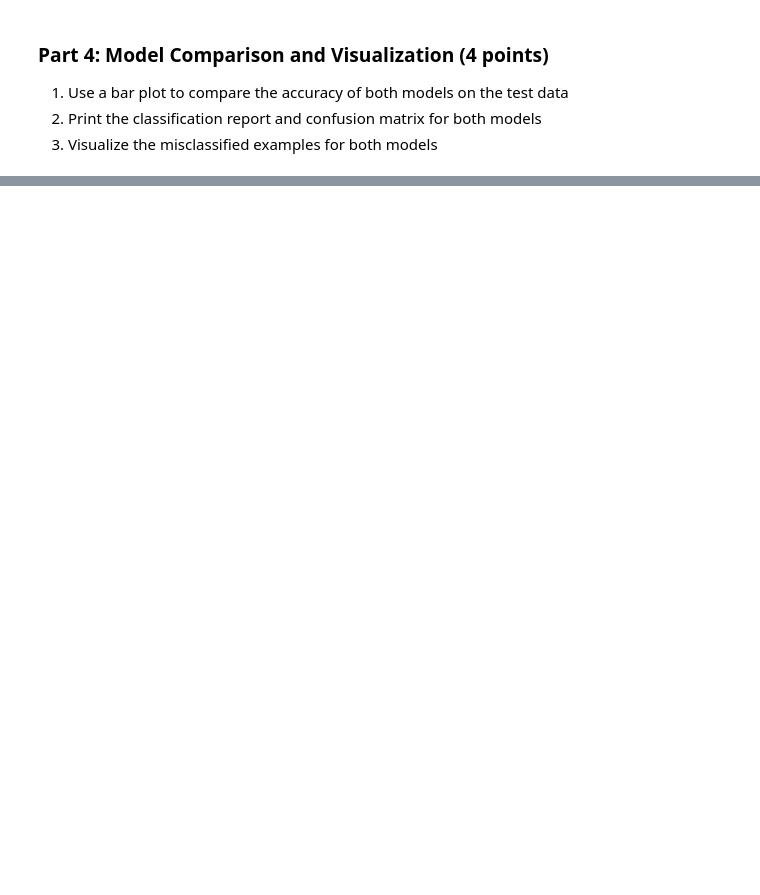
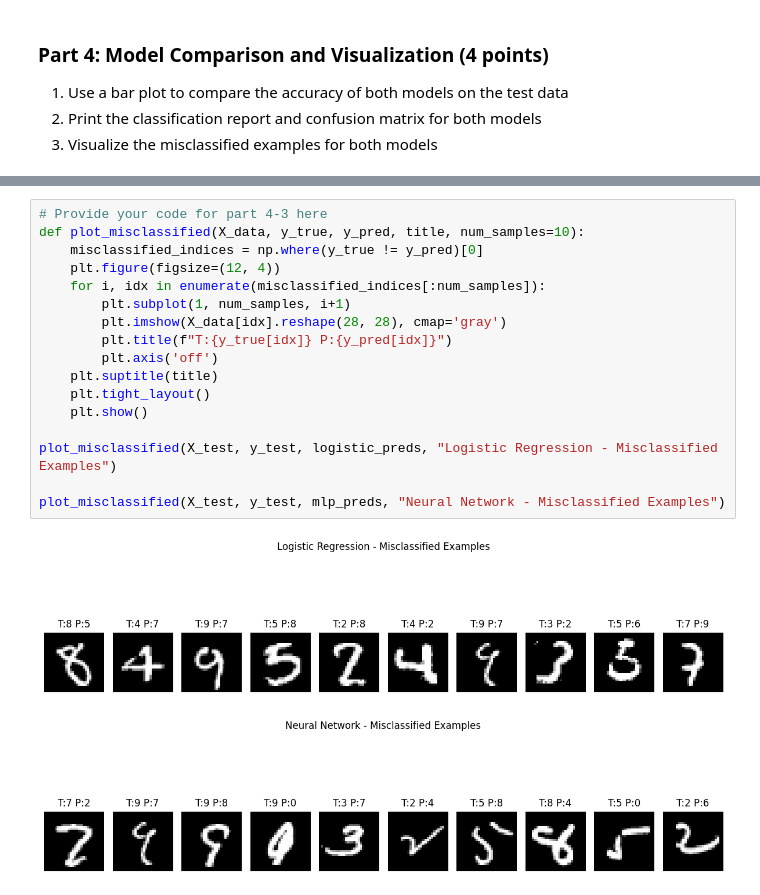
Before and after one commit to arnavkapasiuf/BME3053C-Spring-2025, a Jupyter notebook: homework/Homework_8.ipynb, the cells around one changed output, grey strips where cells are left out. Drawn from its saved outputs; the diff is of its cells as text; blank space fills up the shorter version.

```diff
--- a/homework/Homework_8.ipynb
+++ b/homework/Homework_8.ipynb
@@ -67,0 +207,20 @@ except ImportError as e:
+# %%
+# Provide your code for part 4-3 here
+def plot_misclassified(X_data, y_true, y_pred, title, num_samples=10):
+    misclassified_indices = np.where(y_true != y_pred)[0]
+    plt.figure(figsize=(12, 4))
+    for i, idx in enumerate(misclassified_indices[:num_samples]):
+        plt.subplot(1, num_samples, i+1)
+        plt.imshow(X_data[idx].reshape(28, 28), cmap='gray')
+        plt.title(f"T:{y_true[idx]} P:{y_pred[idx]}")
+        plt.axis('off')
+    plt.suptitle(title)
+    plt.tight_layout()
+    plt.show()
+
+plot_misclassified(X_test, y_test, logistic_preds, "Logistic Regression - Misclassified Examples")
+
+plot_misclassified(X_test, y_test, mlp_preds, "Neural Network - Misclassified Examples")
+# %% [output]
+[figure, added]
+[figure, added]
```
Also changed, not shown: parts of 16 cells of this notebook.
